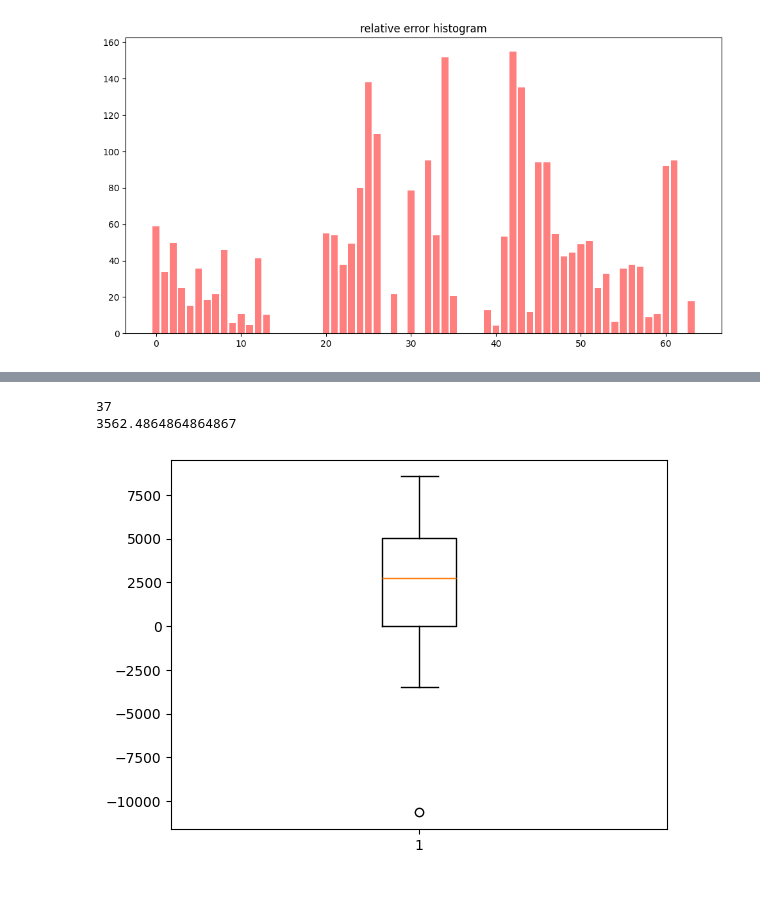
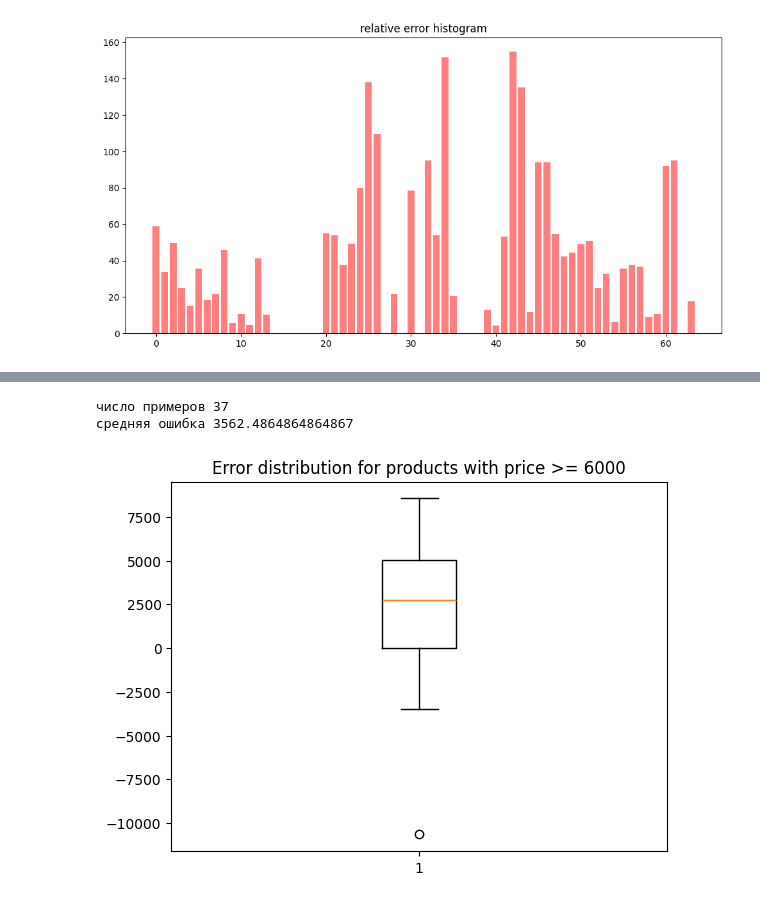
Before and after one commit to Wormsin/deals-parser-agent, a Jupyter notebook: rag.ipynb, the cells around one changed output, grey strips where cells are left out. Cells and saved outputs as stored; diff of their text form; code cells hidden in the pictures.

```diff
--- a/rag.ipynb
+++ b/rag.ipynb
@@ -463,10 +466,12 @@ plt.boxplot(error[actual_prices<6000]);
 # %%
-print(len(error[actual_prices>=6000]))
+print("число примеров", len(error[actual_prices>=6000]))
 
-print(np.sum(np.abs(error[actual_prices>=6000]))/len(error[actual_prices>=6000]))
+print("средняя ошибка", np.sum(np.abs(error[actual_prices>=6000]))/len(error[actual_prices>=6000]))
 
 plt.boxplot(error[actual_prices>=6000]);
+
+plt.title("Error distribution for products with price >= 6000");
 # %% [output]
-37
-3562.4864864864867
+число примеров 37
+средняя ошибка 3562.4864864864867
-[figure, old version]
+[figure, new version]
```
Also changed, not shown: parts of 3 cells of this notebook, 2 other files.
